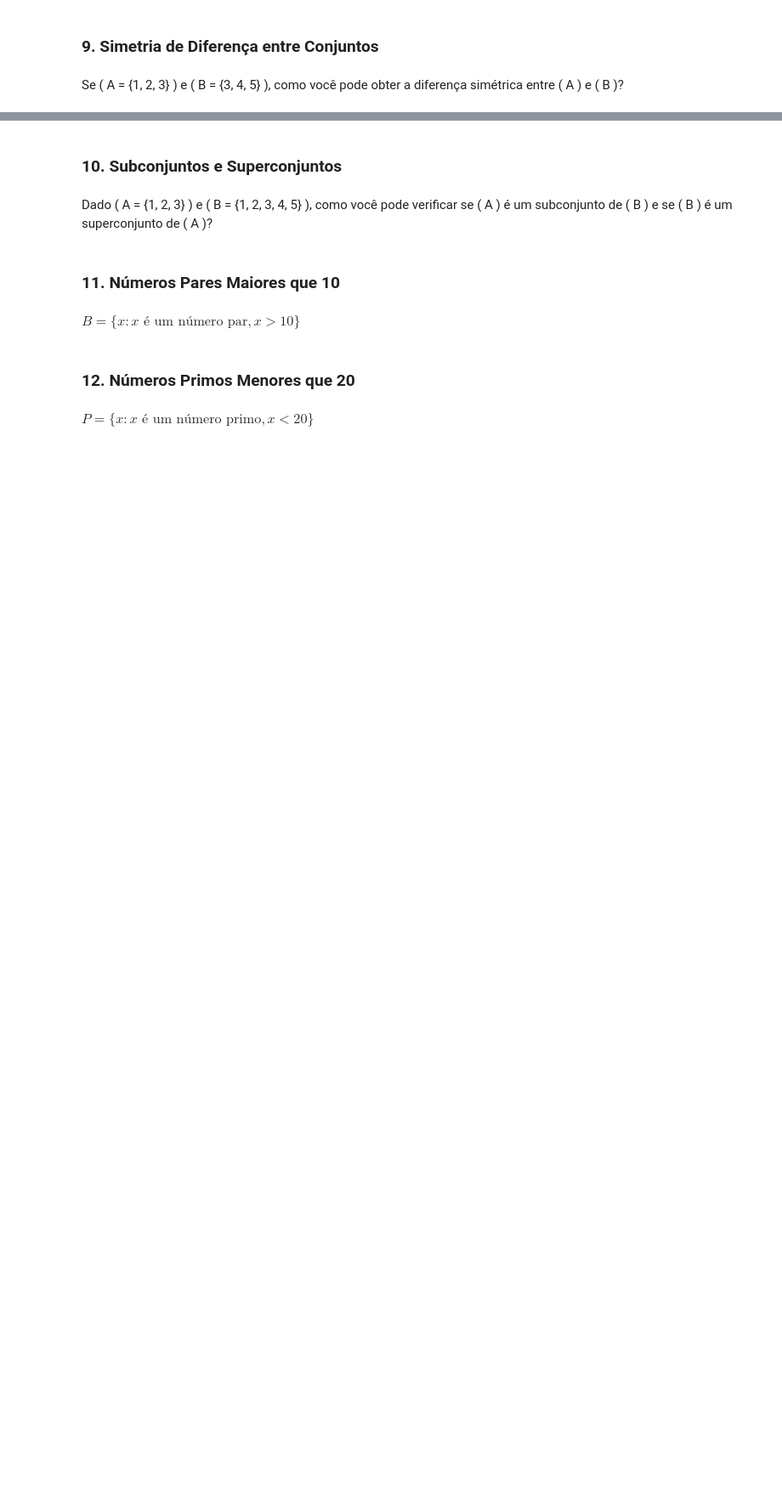
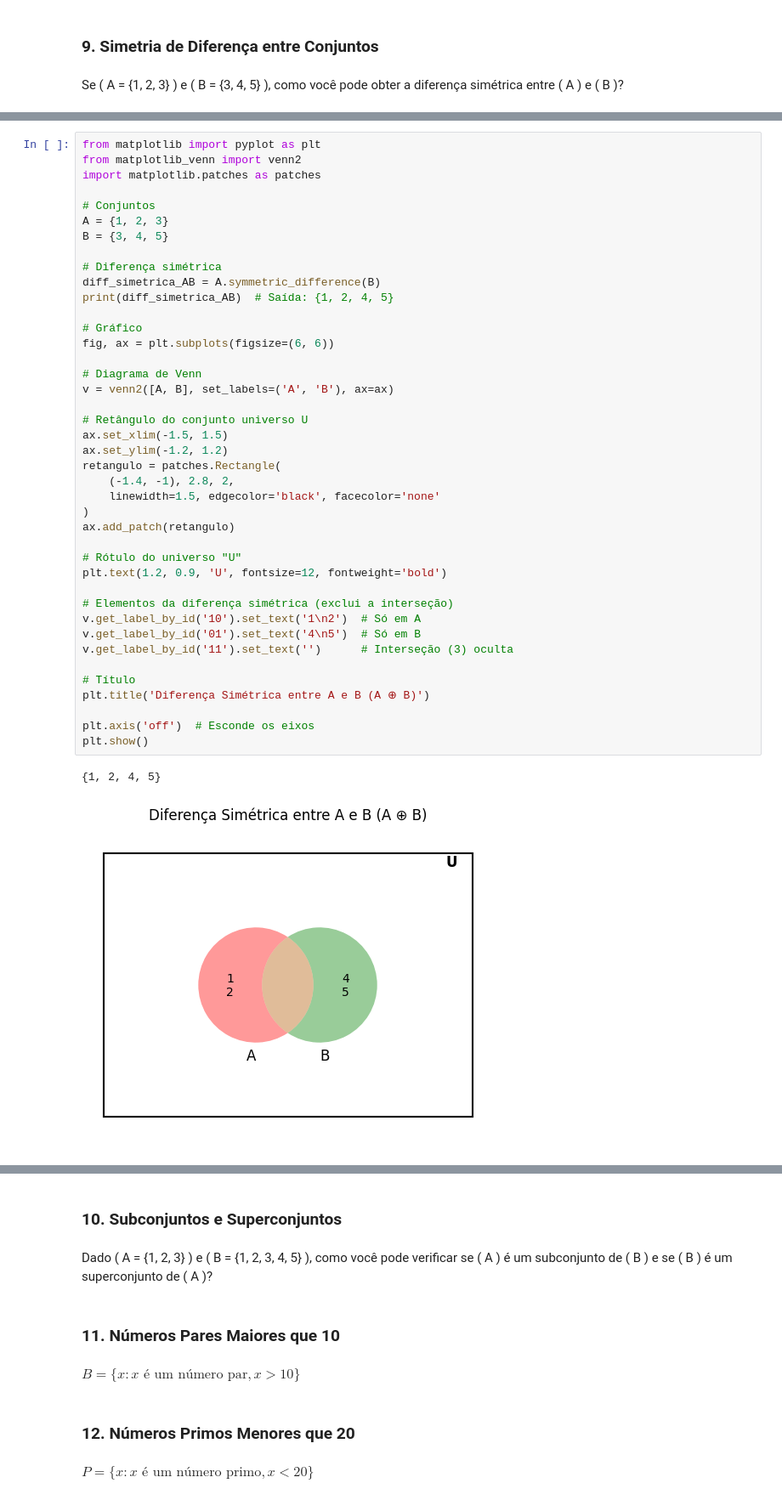
Before and after one commit to AndreMouraL/Elementos-de-matem-tica-discreta, a Jupyter notebook: Elementos_de_matematica_discreta_funcoes.ipynb, the cells around one changed output, grey strips where cells are left out. Shown at 85% size. Saved outputs shown, nothing was run; the diff lists cells and outputs as text; blank space fills up the shorter version.

```diff
--- a/Elementos_de_matematica_discreta_funcoes.ipynb
+++ b/Elementos_de_matematica_discreta_funcoes.ipynb
@@ -390,0 +512,44 @@ Se \( A = \{1, 2, 3\} \) e \( B = \{3, 4, 5\} \), como você pode obter a difere
+# %%
+from matplotlib import pyplot as plt
+from matplotlib_venn import venn2
+import matplotlib.patches as patches
+
+# Conjuntos
+A = {1, 2, 3}
+B = {3, 4, 5}
+
+# Diferença simétrica
+diff_simetrica_AB = A.symmetric_difference(B)
+print(diff_simetrica_AB)  # Saída: {1, 2, 4, 5}
+
+# Gráfico
+fig, ax = plt.subplots(figsize=(6, 6))
+
+# Diagrama de Venn
+v = venn2([A, B], set_labels=('A', 'B'), ax=ax)
+
+# Retângulo do conjunto universo U
+ax.set_xlim(-1.5, 1.5)
+ax.set_ylim(-1.2, 1.2)
+retangulo = patches.Rectangle(
+    (-1.4, -1), 2.8, 2,
+    linewidth=1.5, edgecolor='black', facecolor='none'
+)
+ax.add_patch(retangulo)
+
+# Rótulo do universo "U"
+plt.text(1.2, 0.9, 'U', fontsize=12, fontweight='bold')
+
+# Elementos da diferença simétrica (exclui a interseção)
+v.get_label_by_id('10').set_text('1\n2')  # Só em A
+v.get_label_by_id('01').set_text('4\n5')  # Só em B
+v.get_label_by_id('11').set_text('')      # Interseção (3) oculta
+
+# Título
+plt.title('Diferença Simétrica entre A e B (A ⊕ B)')
+
+plt.axis('off')  # Esconde os eixos
+plt.show()
+# %% [output]
+{1, 2, 4, 5}
+[figure, added]
```
Also changed, not shown: parts of 8 cells of this notebook.
